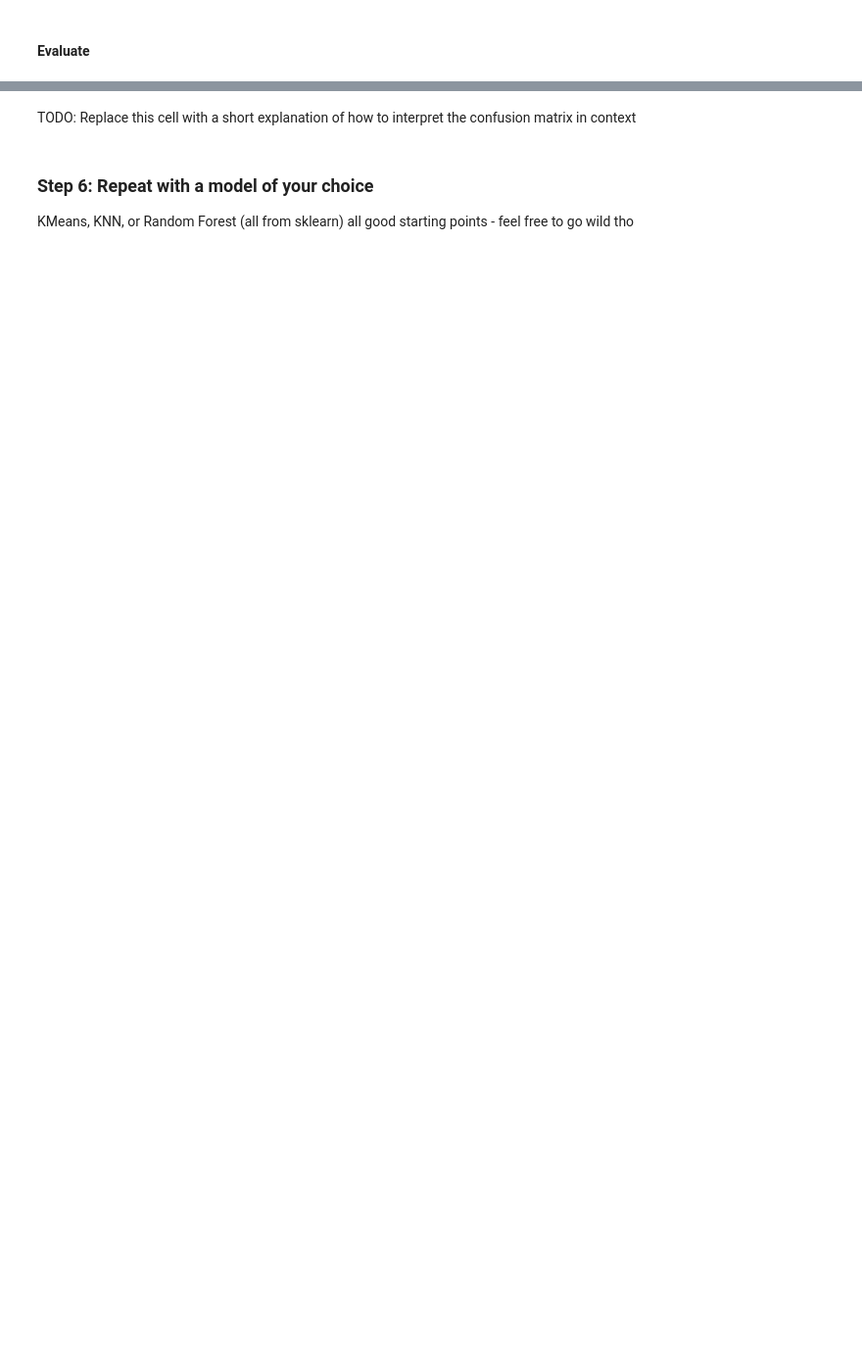
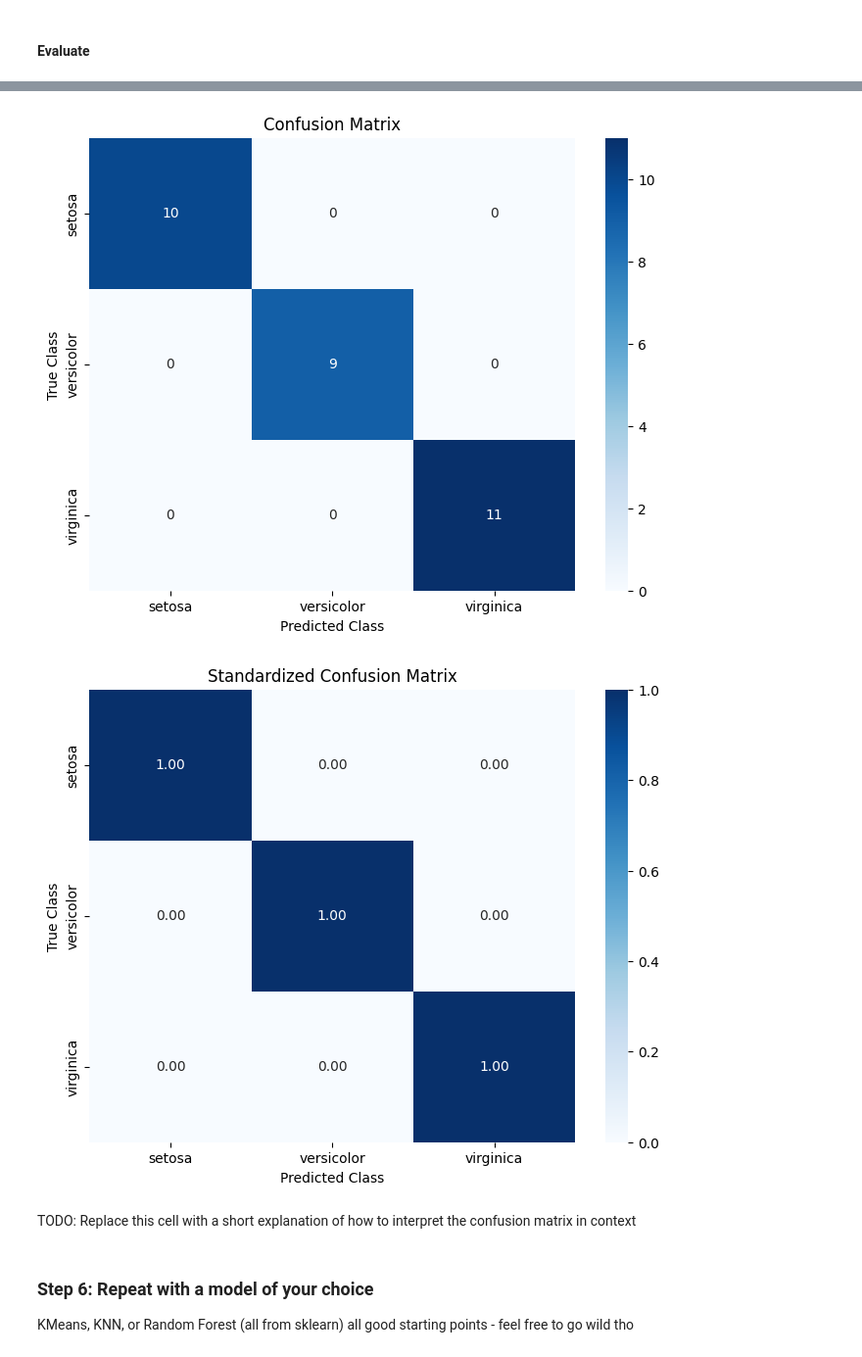
Before and after one commit to Benzene23/my_first_project, a Jupyter notebook: iris_lab.ipynb, the cells around one changed output, grey strips where cells are left out. Shown at 98% size. Cells and saved outputs as stored; diff of their text form; code cells hidden in the pictures; blank space fills up the shorter version.

```diff
--- a/iris_lab.ipynb
+++ b/iris_lab.ipynb
@@ -97,10 +119,14 @@ model.fit(X_train, y_train)
 # Make predictions on the test set
 # TODO: Make predictions
 y_pred = model.predict(X_test)
-y_true = #TODO (hint, what is the true value of y that we're testing against?)
+y_true = y_test#TODO (hint, what is the true value of y that we're testing against?)
 
 # Print accuracy, confusion matrix, and classification report to evaluate model performance
 # TODO: Evaluate the model
+
+conf_matrix = confusion_matrix(y_true, y_pred) #confusion_matrix is just something we are given? what other matrices do we have access to?
+
+
 print("Accuracy:", accuracy_score(y_true, y_pred))
 print("Confusion Matrix:\n", confusion_matrix(y_true, y_pred))
 print("Classification Report:\n", classification_report(y_true, y_pred))
@@ -109,9 +149,28 @@ SyntaxError: invalid syntax (2667449889.py, line 4)
 # %%
 #TODO use sns.heatplot to visualize the confusion matrix
+plt.figure(figsize=(8, 6))
+sns.heatmap(conf_matrix, annot=True, fmt='d', cmap='Blues', xticklabels=iris.target_names, yticklabels=iris.target_names)
+plt.title("Confusion Matrix")
+plt.xlabel("Predicted Class")
+plt.ylabel("True Class")
+plt.show()
+
+conf_matrix_standardized = conf_matrix.astype('float') / conf_matrix.sum(axis=1)[:, np.newaxis]
+
+plt.figure(figsize=(8, 6))
+sns.heatmap(conf_matrix_standardized, annot=True, fmt='.2f', cmap='Blues', xticklabels=iris.target_names, yticklabels=iris.target_names)
+plt.title("Standardized Confusion Matrix")
+plt.xlabel("Predicted Class")
+plt.ylabel("True Class")
+plt.show()
+
 #TODO standardize the values in the confusion matrix so that each row sums to 1
 # standardizing the confusion matrix allows us to see the ratio of correct and
 # incorrect predictions for each class as a percentage. Reminder to read the
 # Confusion Matrix article for more information
+# %% [output]
+[figure, added]
+[figure, added]
 # %% [markdown]
 TODO: Replace this cell with a short explanation of how to interpret the confusion matrix in context
 # %% [markdown]
```
Also changed, not shown: parts of 11 cells of this notebook.
